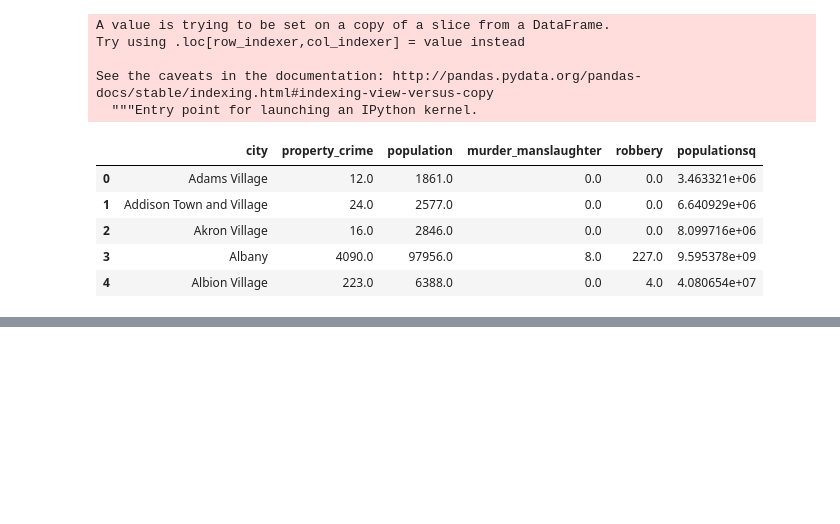
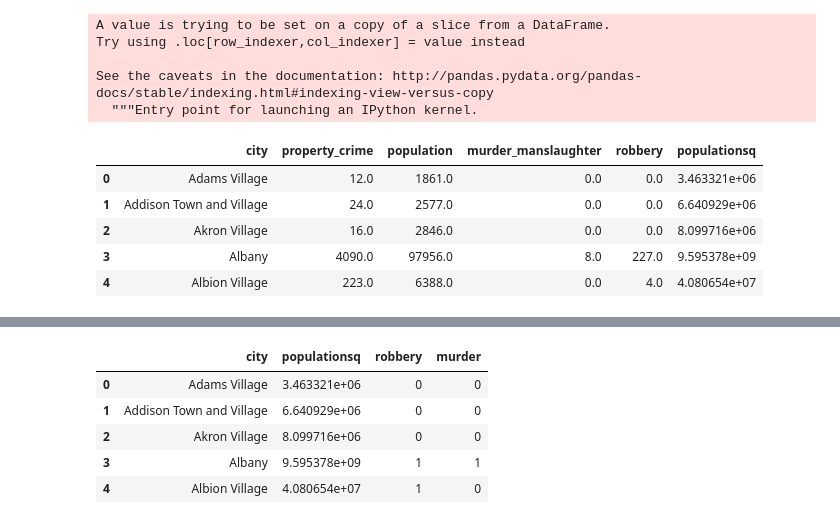
Before and after one commit to Christiandfreeman/mulitvariable_regression-, a Jupyter notebook: Multivariable_regression.ipynb, the cells around one changed output, grey strips where cells are left out. Cells and saved outputs as stored; diff of their text form; code cells hidden in the pictures; blank space fills up the shorter version.

```diff
--- a/Multivariable_regression.ipynb
+++ b/Multivariable_regression.ipynb
@@ -116,0 +149,10 @@ See the caveats in the documentation: http://pandas.pydata.org/pandas-docs/stabl
+# %%
+data = data1[['city','populationsq','robbery','murder']]
+data.head()
+# %% [output]
+|  | city | populationsq | robbery | murder |
+| 0 | Adams Village | 3.463321e+06 | 0 | 0 |
+| 1 | Addison Town and Village | 6.640929e+06 | 0 | 0 |
+| 2 | Akron Village | 8.099716e+06 | 0 | 0 |
+| 3 | Albany | 9.595378e+09 | 1 | 1 |
+| 4 | Albion Village | 4.080654e+07 | 1 | 0 |
```
Also changed, not shown: parts of 3 cells of this notebook.
